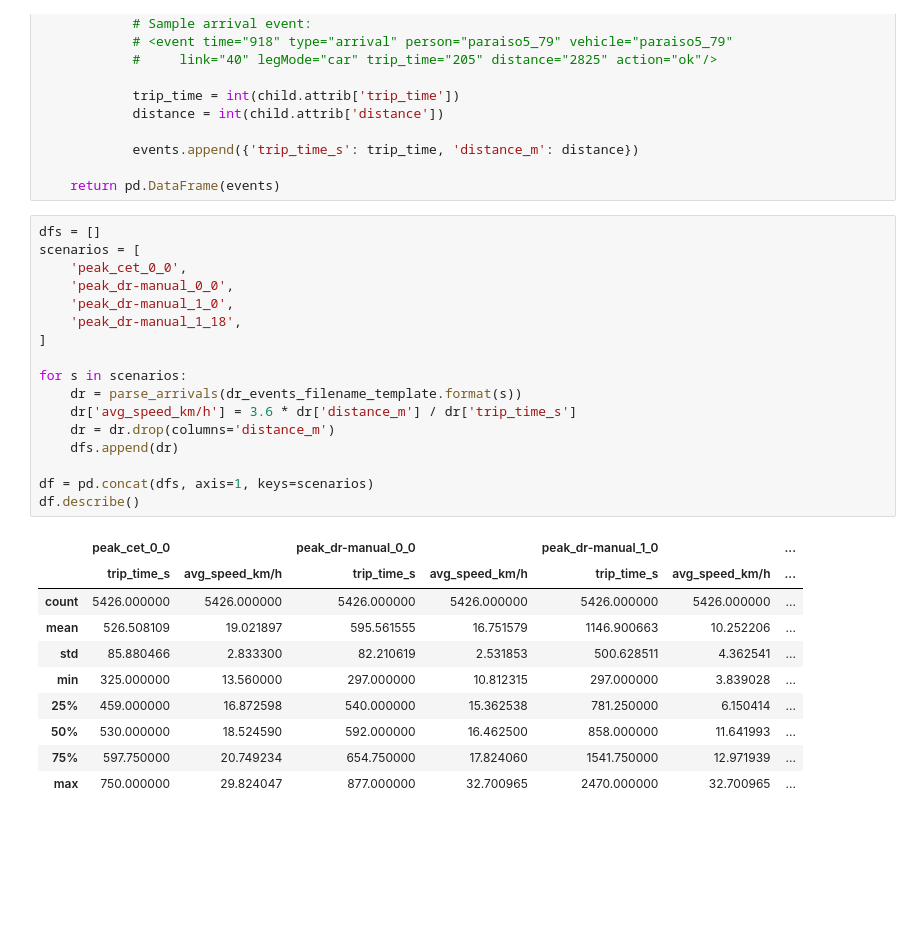
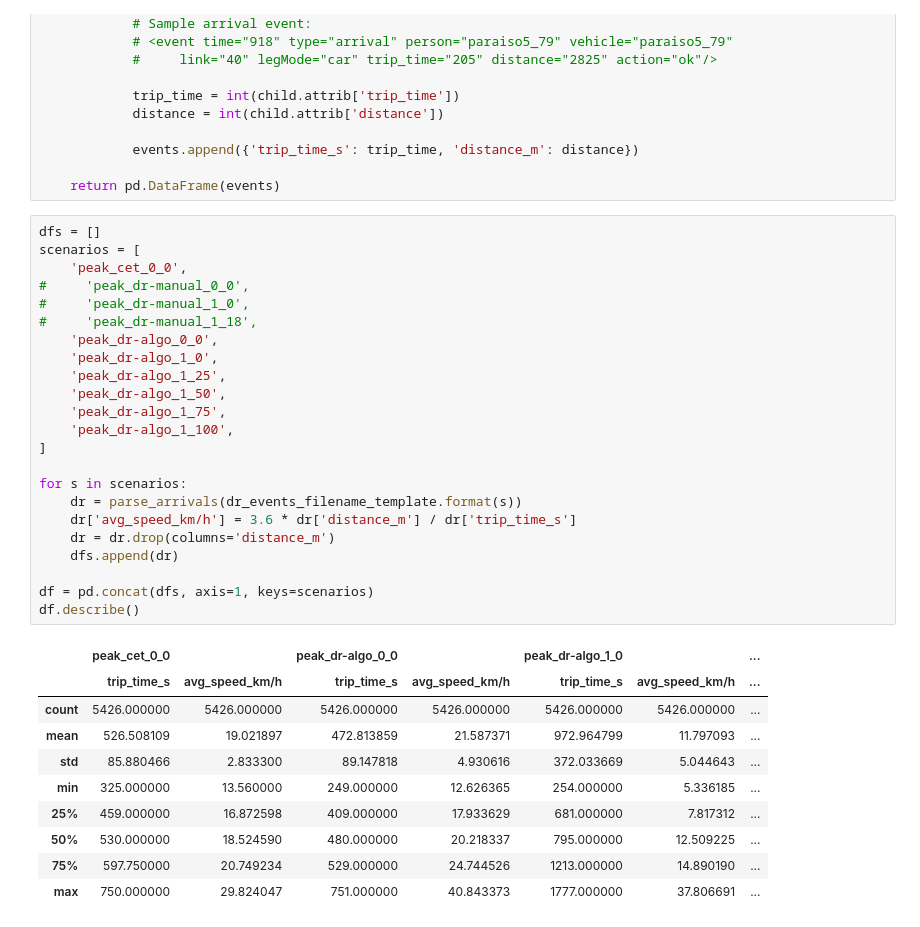
Before and after one commit to gustavocovas/interscsimulator-tools, a Jupyter notebook: events-processing/DR-Paulista-3.ipynb, the cells around one changed output. Drawn from its saved outputs; the diff is of its cells as text; blank space fills up the shorter version.

```diff
--- a/events-processing/DR-Paulista-3.ipynb
+++ b/events-processing/DR-Paulista-3.ipynb
@@ -32,31 +32,37 @@ def parse_arrivals(filename, prefix=''):
 # %%
 dfs = []
 scenarios = [
     'peak_cet_0_0',
-    'peak_dr-manual_0_0',
-    'peak_dr-manual_1_0',
-    'peak_dr-manual_1_18',
+#     'peak_dr-manual_0_0',
+#     'peak_dr-manual_1_0',
+#     'peak_dr-manual_1_18',
+    'peak_dr-algo_0_0',
+    'peak_dr-algo_1_0',
+    'peak_dr-algo_1_25',
+    'peak_dr-algo_1_50',
+    'peak_dr-algo_1_75',
+    'peak_dr-algo_1_100',
 ]
 
 for s in scenarios:
     dr = parse_arrivals(dr_events_filename_template.format(s))
     dr['avg_speed_km/h'] = 3.6 * dr['distance_m'] / dr['trip_time_s']
     dr = dr.drop(columns='distance_m')
     dfs.append(dr)
 
 df = pd.concat(dfs, axis=1, keys=scenarios)
 df.describe()
 # %% [output]
-|  | peak_cet_0_0 |  | peak_dr-manual_0_0 |  | peak_dr-manual_1_0 |  | ... |
+|  | peak_cet_0_0 |  | peak_dr-algo_0_0 |  | peak_dr-algo_1_0 |  | ... |
 |  | trip_time_s | avg_speed_km/h | trip_time_s | avg_speed_km/h | trip_time_s | avg_speed_km/h | ... |
 | count | 5426.000000 | 5426.000000 | 5426.000000 | 5426.000000 | 5426.000000 | 5426.000000 | ... |
-| mean | 526.508109 | 19.021897 | 595.561555 | 16.751579 | 1146.900663 | 10.252206 | ... |
-| std | 85.880466 | 2.833300 | 82.210619 | 2.531853 | 500.628511 | 4.362541 | ... |
-| min | 325.000000 | 13.560000 | 297.000000 | 10.812315 | 297.000000 | 3.839028 | ... |
-| 25% | 459.000000 | 16.872598 | 540.000000 | 15.362538 | 781.250000 | 6.150414 | ... |
-| 50% | 530.000000 | 18.524590 | 592.000000 | 16.462500 | 858.000000 | 11.641993 | ... |
-| 75% | 597.750000 | 20.749234 | 654.750000 | 17.824060 | 1541.750000 | 12.971939 | ... |
-| max | 750.000000 | 29.824047 | 877.000000 | 32.700965 | 2470.000000 | 32.700965 | ... |
+| mean | 526.508109 | 19.021897 | 472.813859 | 21.587371 | 972.964799 | 11.797093 | ... |
+| std | 85.880466 | 2.833300 | 89.147818 | 4.930616 | 372.033669 | 5.044643 | ... |
+| min | 325.000000 | 13.560000 | 249.000000 | 12.626365 | 254.000000 | 5.336185 | ... |
+| 25% | 459.000000 | 16.872598 | 409.000000 | 17.933629 | 681.000000 | 7.817312 | ... |
+| 50% | 530.000000 | 18.524590 | 480.000000 | 20.218337 | 795.000000 | 12.509225 | ... |
+| 75% | 597.750000 | 20.749234 | 529.000000 | 24.744526 | 1213.000000 | 14.890190 | ... |
+| max | 750.000000 | 29.824047 | 751.000000 | 40.843373 | 1777.000000 | 37.806691 | ... |
 # %%
 df.xs('trip_time_s', axis=1, level=1).mean().plot(kind='bar', title='Trip time (s) / p (%)')
 # %% [output]
```
Also changed, not shown: parts of 9 cells of this notebook, 2 other files.
